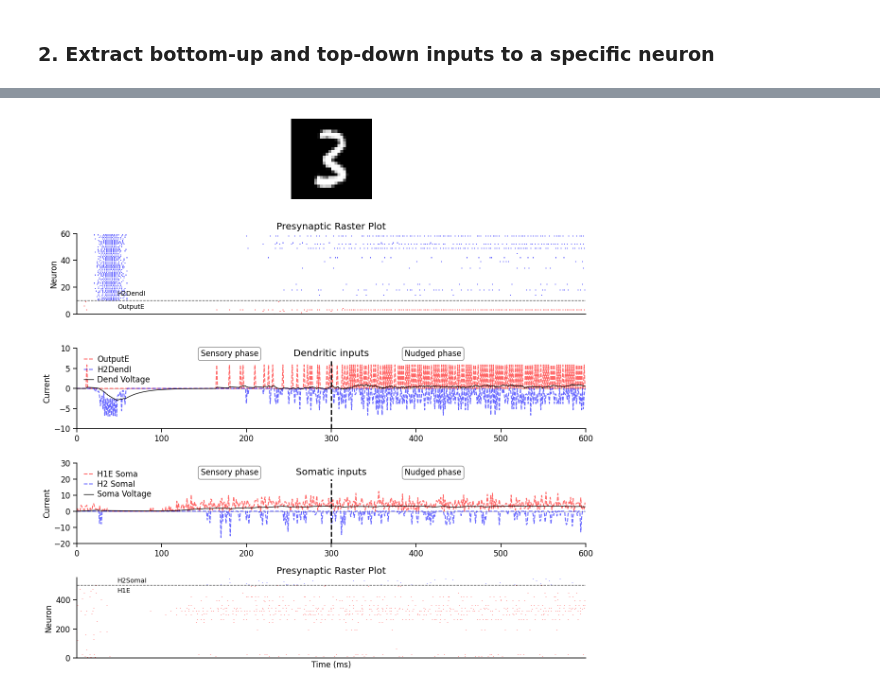
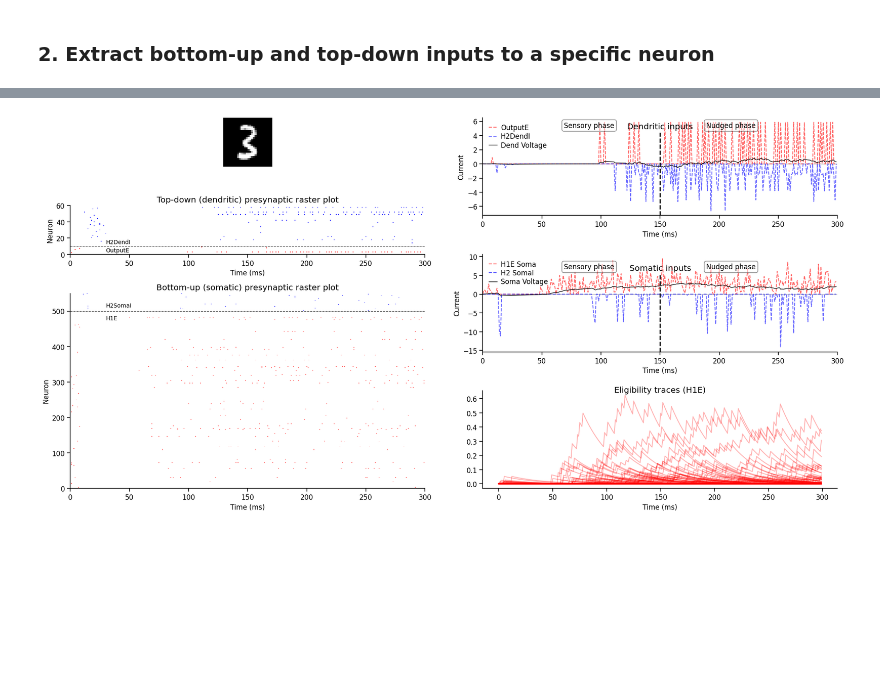
Before and after one commit to Milstein-Lab/EIANN, a Jupyter notebook: docs/Galloni_etal_2025/spiking_example.ipynb, the cells around one changed output, grey strips where cells are left out. Drawn from its saved outputs; the diff is of its cells as text; code cells hidden in the pictures; blank space fills up the shorter version.

Commit message:
adjusted firing rates, added eligibility traces

```diff
--- a/docs/Galloni_etal_2025/spiking_example.ipynb
+++ b/docs/Galloni_etal_2025/spiking_example.ipynb
@@ -56,10 +56,11 @@ unit_idx = torch.argmax(population.activity_dynamics[-1])
 print(f"{population.fullname} example unit: {unit_idx}")
 
 # Create a filter mask to limit the initial activity transient
-x = np.arange(network.forward_steps)
-baseline = 0.01
-mask = baseline + (1-baseline)*(1 - np.exp(-0.5 * x))
-# mask[0:5] = 0
+# x = np.arange(network.forward_steps)
+# baseline = 0.01
+# mask = baseline + (1-baseline)*(1 - np.exp(-0.5 * x))
+mask = np.ones(network.forward_steps)
+mask[0:3] = 0.05
 
 fig, axes  = plt.subplots(3,1,figsize=(12,8), height_ratios=[1,1,1])
 ax = axes[0]
@@ -435,82 +321,89 @@ Membrane time constant: 60 ms
 # %%
 # Plotting
-fig, axes = plt.subplots(5, 1, figsize=(12, 12))
+import matplotlib.gridspec as gs
+
+# fig, axes = plt.subplots(3, 2, figsize=(20, 10), gridspec_kw={'height_ratios': [1,1,1], 'hspace': 0.6, 'wspace': 0.2})
+fig = plt.figure(figsize=(20, 10))
+axes_left = gs.GridSpec(3, 1, figure=fig, left=0.05, right=0.48, top=0.95, bottom=0.05, hspace=0.4, height_ratios=[1,1,4])
+axes_right = gs.GridSpec(3, 1, figure=fig, left=0.55, right=0.98, top=0.95, bottom=0.05, hspace=0.4, height_ratios=[1,1,1])
+
+time_axis = np.arange(time_steps)
 
 # Plot input image
-ax = axes[0]
+ax = fig.add_subplot(axes_left[0])
 ax.imshow(data_sample.view(28,28), cmap='Greys_r')
 ax.axis('off')
 
-# Raster plot of presynaptic spikes
-time_axis = np.arange(time_steps)
-ax = axes[1]
+# Dendritic input raster plot
+ax = fig.add_subplot(axes_left[1])
 num_neurons_E = len(pre_spike_times['OutputE'])
 num_neurons_I = len(pre_spike_times['H2DendI'])
-ax.eventplot(pre_spike_times['OutputE'], colors='r', linelengths=0.8, alpha=0.6)
-ax.eventplot(pre_spike_times['H2DendI'], colors='b', linelengths=0.8, alpha=0.6,
-             lineoffsets=np.arange(num_neurons_E, num_neurons_E + num_neurons_I))
+ax.eventplot(pre_spike_times['OutputE'], colors='r', linelengths=0.8)
+ax.eventplot(pre_spike_times['H2DendI'], colors='b', linelengths=0.8, lineoffsets=np.arange(num_neurons_E, num_neurons_E + num_neurons_I))
 ax.axhline(y=num_neurons_E, color='k', linestyle='--', alpha=0.7, linewidth=1)
-ax.text(len(time_axis)*0.08, num_neurons_E-5, 'OutputE', fontsize=10, verticalalignment='center')
-ax.text(len(time_axis)*0.08, num_neurons_E+5, 'H2DendI', fontsize=10, verticalalignment='center')
-ax.set_title('Presynaptic Raster Plot')
+ax.text(len(time_axis)*0.1, num_neurons_E-5, 'OutputE', fontsize=10, verticalalignment='center')
+ax.text(len(time_axis)*0.1, num_neurons_E+5, 'H2DendI', fontsize=10, verticalalignment='center')
+ax.set_title('Top-down (dendritic) presynaptic raster plot')
 ax.set_ylabel('Neuron')
+ax.set_xlabel("Time (ms)")
 ax.set_xlim(0, len(time_axis))
 ax.set_ylim(0, num_neurons_E + num_neurons_I)
-ax.set_xticks([])
+
+# Somatic input raster plot
+ax = fig.add_subplot(axes_left[2])
+num_neurons_H1E = len(pre_spike_times['H1E'])
+num_neurons_H2SomaI = len(pre_spike_times['H2SomaI'])
+ax.eventplot(pre_spike_times['H1E'], colors='r', linelengths=0.8)
+ax.eventplot(pre_spike_times['H2SomaI'], colors='b', linelengths=0.8, lineoffsets=np.arange(num_neurons_H1E, num_neurons_H1E + num_neurons_H2SomaI))
+ax.axhline(y=num_neurons_H1E, color='k', linestyle='--', alpha=0.7, linewidth=1)
+ax.text(len(time_axis)*0.1, num_neurons_H1E-20, 'H1E', fontsize=10, verticalalignment='center')
+ax.text(len(time_axis)*0.1, num_neurons_H1E+15, 'H2SomaI', fontsize=10, verticalalignment='center')
+ax.set_title('Bottom-up (somatic) presynaptic raster plot')
+ax.set_ylabel('Neuron')
+ax.set_xlabel("Time (ms)")
+ax.set_xlim(0, len(time_axis))
+ax.set_ylim(0, num_neurons_H1E + num_neurons_H2SomaI)
 
 # Plot dendritic input currents
-ax = axes[2]
+ax = fig.add_subplot(axes_right[0])
 ax.axhline(0, color='gray', linestyle='-', linewidth=0.5)
 ax.plot(dend_currents['OutputE'].sum(dim=1), label='OutputE', color='r', alpha=0.6, linestyle='--')
 ax.plot(dend_currents['H2DendI'].sum(dim=1), label='H2DendI', color='b', alpha=0.6, linestyle='--')
 ax.plot(dend_voltage_trace, 'k-', linewidth=1, label='Dend Voltage')
 ax.set_ylabel('Current')
+ax.set_xlabel("Time (ms)")
 ax.set_xlim(0, len(time_axis))
-ax.set_ylim(-10, 10)
+# ax.set_ylim(-10, 10)
 ax.axvline(time_steps/2,0,0.85,color='k',linestyle='--', linewidth=2, alpha=1)
 ax.legend(loc='upper left', labelspacing=0.2)
 # ax.set_title('Dendritic inputs', x=0.42, y=0.8)
 ax.set_title('Dendritic inputs', x=0.5, y=0.85)
 ax.text(0.3, 0.9, 'Sensory phase', transform=ax.transAxes, ha='center', fontsize=12, bbox=dict(facecolor='white', alpha=0.5, boxstyle='round,pad=0.3'))
 ax.text(0.7, 0.9, 'Nudged phase', transform=ax.transAxes, ha='center', fontsize=12, bbox=dict(facecolor='white', alpha=0.5, boxstyle='round,pad=0.3'))
 
 
 # Plot somatic input currents
-ax = axes[3]
+ax = fig.add_subplot(axes_right[1])
 ax.axhline(0, color='gray', linestyle='-', linewidth=0.5)
 ax.plot(soma_currents['H1E'].sum(dim=1), label='H1E Soma', color='r', alpha=0.6, linestyle='--')
 ax.plot(soma_currents['H2SomaI'].sum(dim=1), label='H2 SomaI', color='b', alpha=0.6, linestyle='--')
 ax.plot(soma_voltage_trace, 'k-', linewidth=1, label='Soma Voltage')
 ax.set_ylabel('Current')
+ax.set_xlabel("Time (ms)")
 ax.set_xlim(0, len(time_axis))
-ax.set_ylim(-20, 30)
+# ax.set_ylim(-20, 30)
 ax.axvline(time_steps/2,0,0.8,color='k',linestyle='--', linewidth=2, alpha=1)
 ax.legend(loc='upper left', labelspacing=0.2)
-# ax.set_title('Somatic inputs', x=0.42, y=0.8)
 ax.set_title('Somatic inputs', x=0.5, y=0.8)
 ax.text(0.3, 0.85, 'Sensory phase', transform=ax.transAxes, ha='center', fontsize=12, bbox=dict(facecolor='white', alpha=0.5, boxstyle='round,pad=0.3'))
 ax.text(0.7, 0.85, 'Nudged phase', transform=ax.transAxes, ha='center', fontsize=12, bbox=dict(facecolor='white', alpha=0.5, boxstyle='round,pad=0.3'))
 
-
-# Raster plot of presynaptic spikes
-time_axis = np.arange(time_steps)
-ax = axes[4]
-num_neurons_H1E = len(pre_spike_times['H1E'])
-num_neurons_H2SomaI = len(pre_spike_times['H2SomaI'])
-ax.eventplot(pre_spike_times['H1E'], colors='r', linelengths=0.8, alpha=0.6)
-ax.eventplot(pre_spike_times['H2SomaI'], colors='b', linelengths=0.8, alpha=0.6,
-             lineoffsets=np.arange(num_neurons_H1E, num_neurons_H1E + num_neurons_H2SomaI))
-ax.axhline(y=num_neurons_H1E, color='k', linestyle='--', alpha=0.7, linewidth=1)
-ax.text(len(time_axis)*0.08, num_neurons_H1E-40, 'H1E', fontsize=10, verticalalignment='center')
-ax.text(len(time_axis)*0.08, num_neurons_H1E+30, 'H2SomaI', fontsize=10, verticalalignment='center')
-ax.set_title('Presynaptic Raster Plot')
-ax.set_ylabel('Neuron')
-ax.set_xlim(0, len(time_axis))
-ax.set_ylim(0, num_neurons_H1E + num_neurons_H2SomaI)
-ax.set_xticks([])
+# Plot eligibility traces
+ax = fig.add_subplot(axes_right[2])
+ax.plot(eligibility_traces['H1E'], label='H1E', color='r', alpha=0.3, linestyle='-')
+ax.set_title('Eligibility traces (H1E)', x=0.5, y=0.95)
 
 ax.set_xlabel("Time (ms)")
-plt.tight_layout()
 plt.show()
 # %% [output]
-[figure, old version]
+[figure, new version]
```
Also changed, not shown: parts of 7 cells of this notebook.
